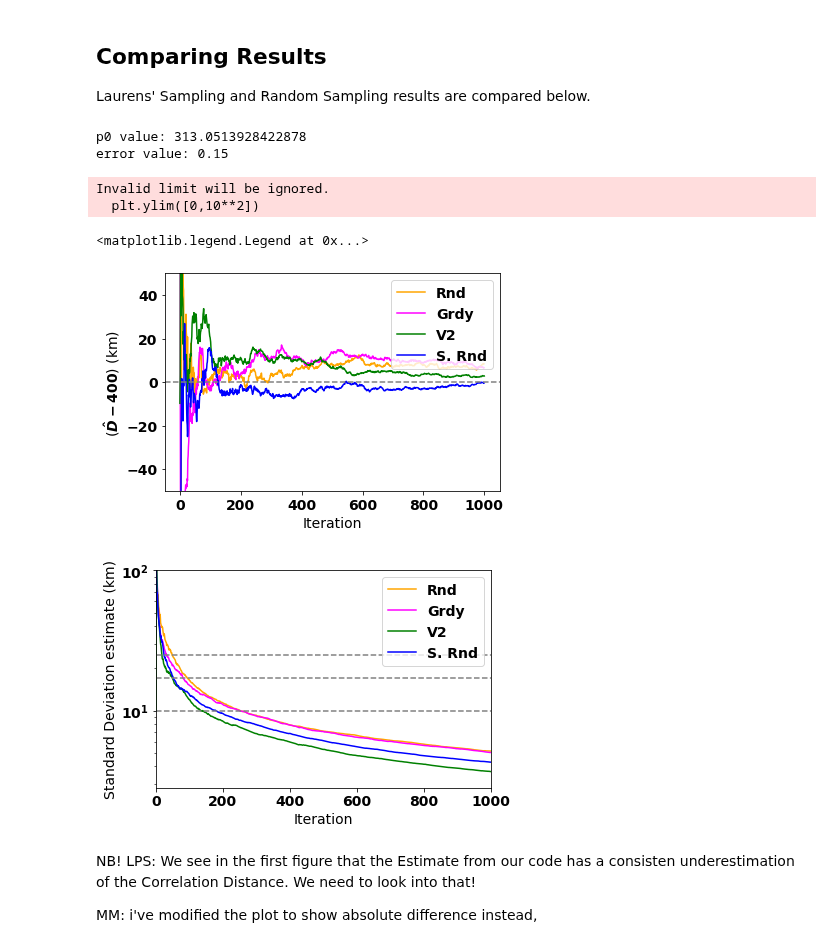
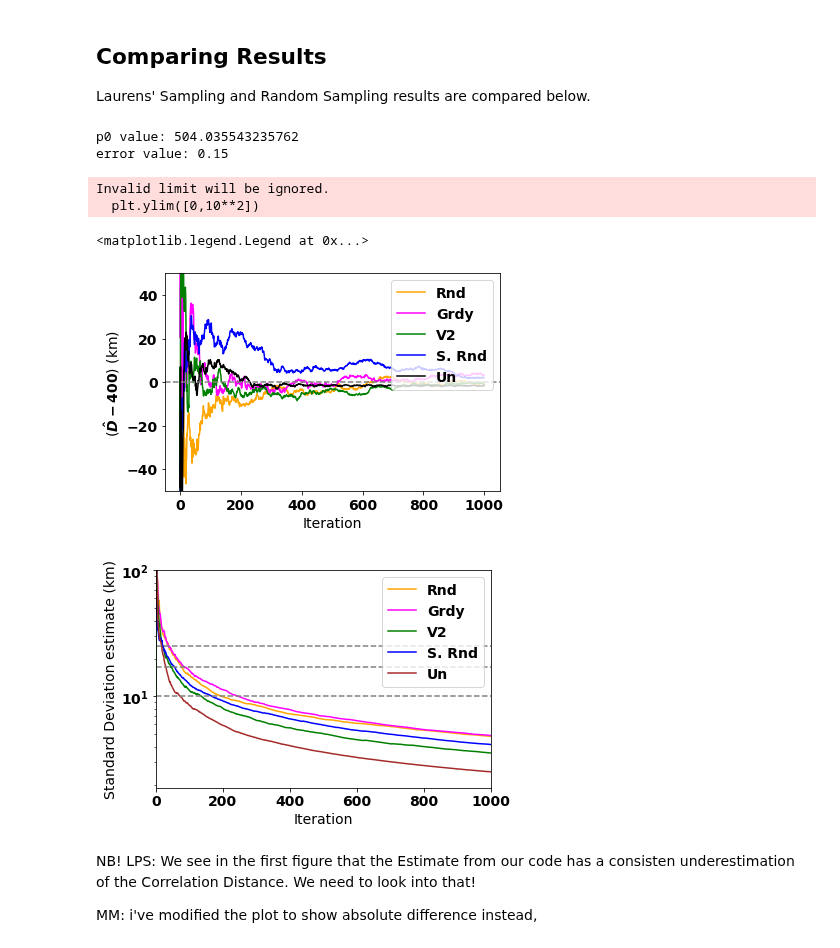
Before and after one commit to mustafa-majid-uu/curvefit_sampling, a Jupyter notebook: sampling_v3.ipynb, the cells around one changed output. Drawn from its saved outputs; the diff is of its cells as text; code cells hidden in the pictures.

```diff
--- a/sampling_v3.ipynb
+++ b/sampling_v3.ipynb
@@ -29,7 +29,7 @@ ValueTRUE = 400
 Generates a noisy grid with the specified number of decimal places.
 # %%
 #how many decimal places are required for noise grid?
-places = 3
+places = 2
 #Create noise values to 0.1km precision for given bounds. the bounds need to be integers for this function
 def create_noise_grid(lb,ub,e):
     numints = (ub-lb)+1 #the number of cells needed for a given range
@@ -422,7 +501,7 @@ def absdiff(i):
 
 #plot difference from true value
 Dhat_arr_rnd_diff = [absdiff(i) for i in Dhat_arr_rnd]
-
+Dhat_arr_u_diff = [absdiff(i) for i in Dhat_arr_u]
 Dhat_arr2_diff = [absdiff(i) for i in Dhat_arr2]
 Dhat_arr3_diff = [absdiff(i) for i in Dhat_arr3]
 Dhat_greedy_diff = [absdiff(i) for i in Dhat_greedy]
@@ -434,41 +513,44 @@ plt.plot(i_arr2,Dhat_greedy_diff,c='magenta',label='Grdy') #greedy
 #plt.plot(i_arr,Dhat_arr_diff, c='red' ) #V1
 plt.plot(i_arr,Dhat_arr2_diff, c='green', label = 'V2') #v2
 plt.plot(i_arr3,Dhat_arr3_diff, c='blue',label='S. Rnd' ) #systematic random
+plt.plot(i_arr_u,Dhat_arr_u_diff, c='black',label='Un' ) #systematic random
 plt.axhline(y=0, color='gray', linestyle='--')
 plt.ylim([-50,+50])
 plt.ylabel('($\hat{D} - 400$) (km)')
 plt.xlabel('Iteration')
 #plt.xlim(0,310)
 plt.legend(loc="upper right")
 #plt.legend(('V2','V3'),loc="upper right")
 
 
 #plot standard deviation for the algorithms
 plt.figure(6)
 plt.plot(sample_size,cov_arr_rnd, c='orange' ,label='Rnd')
 plt.plot(i_arr2,Var_greedy,c='magenta',label='Grdy')
 #plt.plot(i_arr,cov_arr, c='red' )
 plt.plot(i_arr,cov_arr2, c='green', label = 'V2' )
 plt.plot(i_arr3,cov_arr3, c='blue',label='S. Rnd' )
+plt.plot(i_arr_u,cov_arr_u, c='brown',label='Un' ) #systematic random
 plt.axhline(y=(10), color='gray', linestyle='--')
 plt.axhline(y=(25), color='gray', linestyle='--')
 plt.axhline(y=(17), color='gray', linestyle='--')
+
 
 plt.yscale('log')
 plt.ylim([0,10**2])
 plt.ylabel('Standard Deviation estimate (km)') # LPS: As there is only one variable, this is the variance of this variable.
 plt.xlabel('Iteration')
 plt.xlim(0,1000)
 plt.legend(loc="upper right")
 #plt.legend(('V2','V3'),loc="upper right")
 # %% [output]
-p0 value: 313.0513928422878
+p0 value: 504.035543235762
 error value: 0.15
 Invalid limit will be ignored.
   plt.ylim([0,10**2])
 <matplotlib.legend.Legend at 0x...>
-[figure, old version]
+[figure, new version]
-[figure, old version]
+[figure, new version]
 # %% [markdown]
 NB! LPS: We see in the first figure that the Estimate from our code has a consisten underestimation of the Correlation Distance. We need to look into that!
 
```
Also changed, not shown: parts of 6 cells of this notebook, 1 other file.
